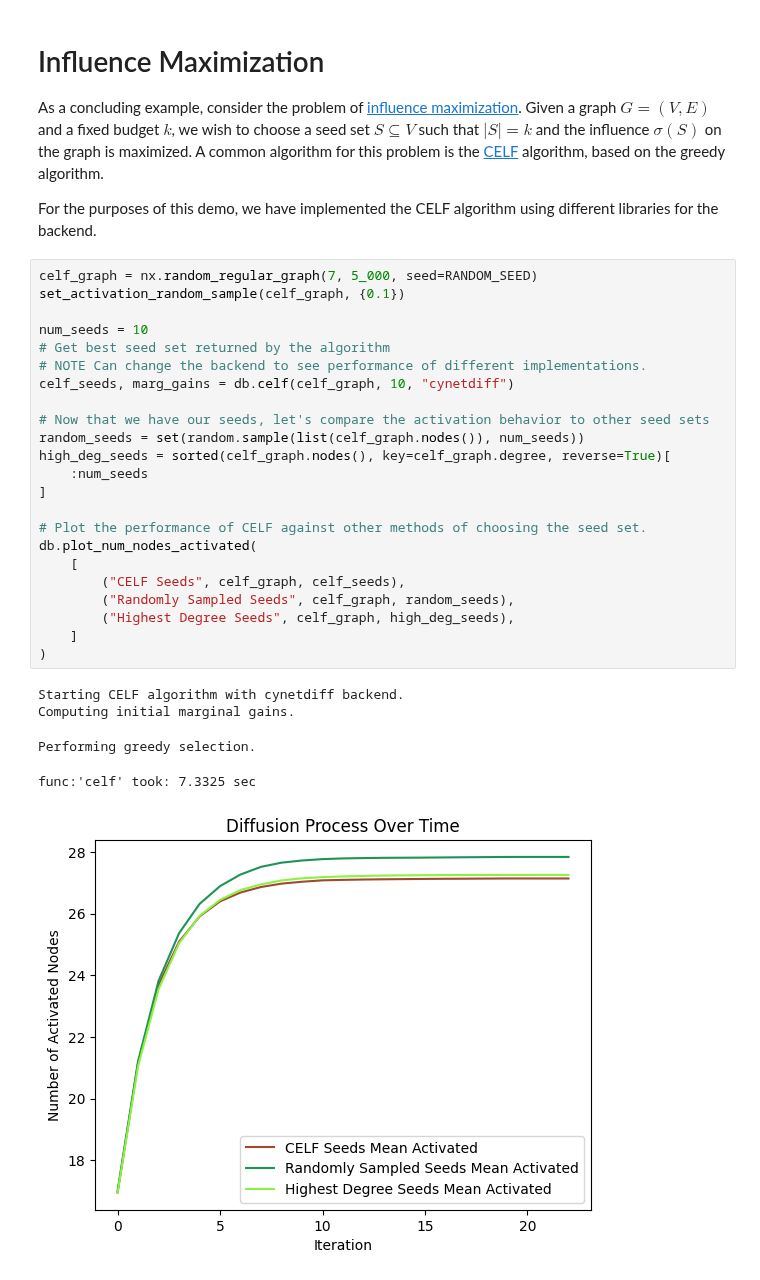
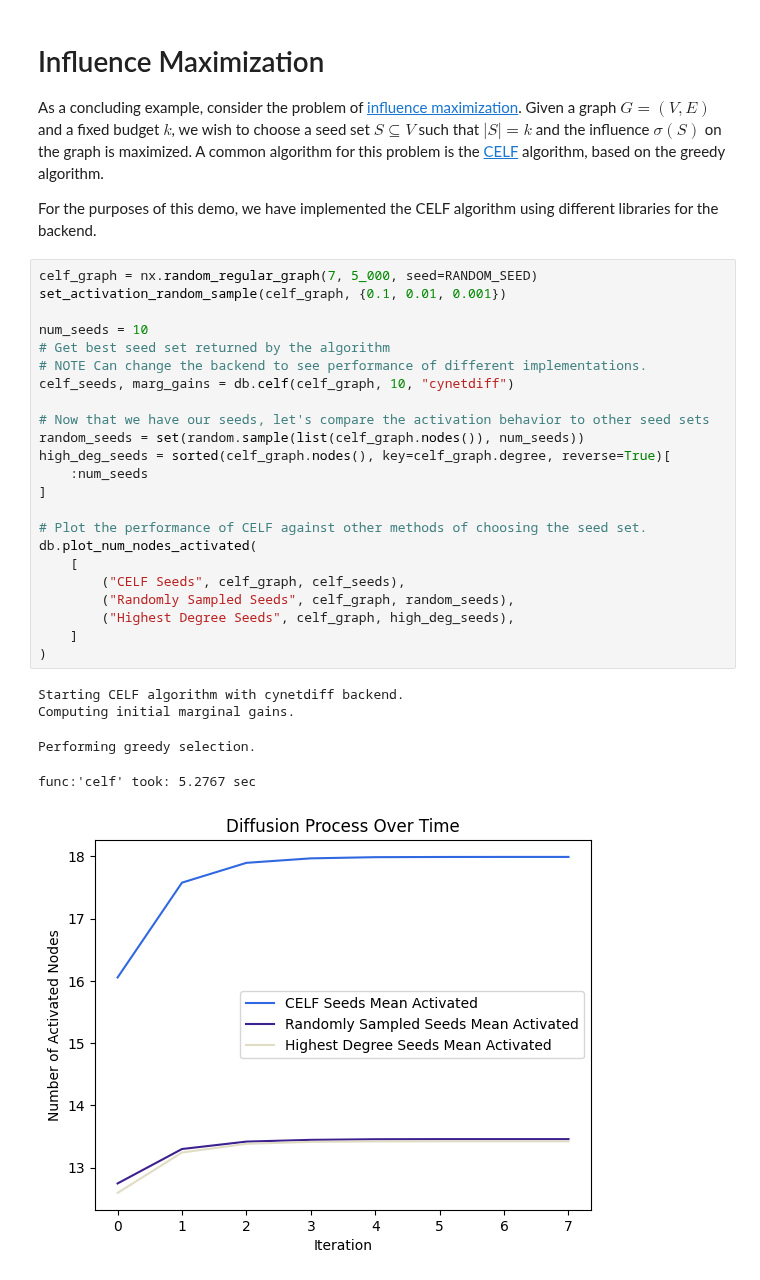
Before and after one commit to eliotwrobson/CyNetDiff, a Jupyter notebook: examples/visualizations.ipynb, the cells around one changed output. Saved outputs shown, nothing was run; the diff lists cells and outputs as text.

```diff
--- a/examples/visualizations.ipynb
+++ b/examples/visualizations.ipynb
@@ -239,30 +239,30 @@ As a concluding example, consider the problem of [influence maximization](https:
 For the purposes of this demo, we have implemented the CELF algorithm using different libraries for the backend.
 # %%
 celf_graph = nx.random_regular_graph(7, 5_000, seed=RANDOM_SEED)
-set_activation_random_sample(celf_graph, {0.1})
+set_activation_random_sample(celf_graph, {0.1, 0.01, 0.001})
 
 num_seeds = 10
 # Get best seed set returned by the algorithm
 # NOTE Can change the backend to see performance of different implementations.
 celf_seeds, marg_gains = db.celf(celf_graph, 10, "cynetdiff")
 
 # Now that we have our seeds, let's compare the activation behavior to other seed sets
 random_seeds = set(random.sample(list(celf_graph.nodes()), num_seeds))
 high_deg_seeds = sorted(celf_graph.nodes(), key=celf_graph.degree, reverse=True)[
     :num_seeds
 ]
 
 # Plot the performance of CELF against other methods of choosing the seed set.
 db.plot_num_nodes_activated(
     [
         ("CELF Seeds", celf_graph, celf_seeds),
         ("Randomly Sampled Seeds", celf_graph, random_seeds),
         ("Highest Degree Seeds", celf_graph, high_deg_seeds),
     ]
 )
 # %% [output]
 Starting CELF algorithm with cynetdiff backend.
 Computing initial marginal gains.
 Performing greedy selection.
-func:'celf' took: 7.3325 sec
+func:'celf' took: 5.2767 sec
-[figure, old version]
+[figure, new version]
```
